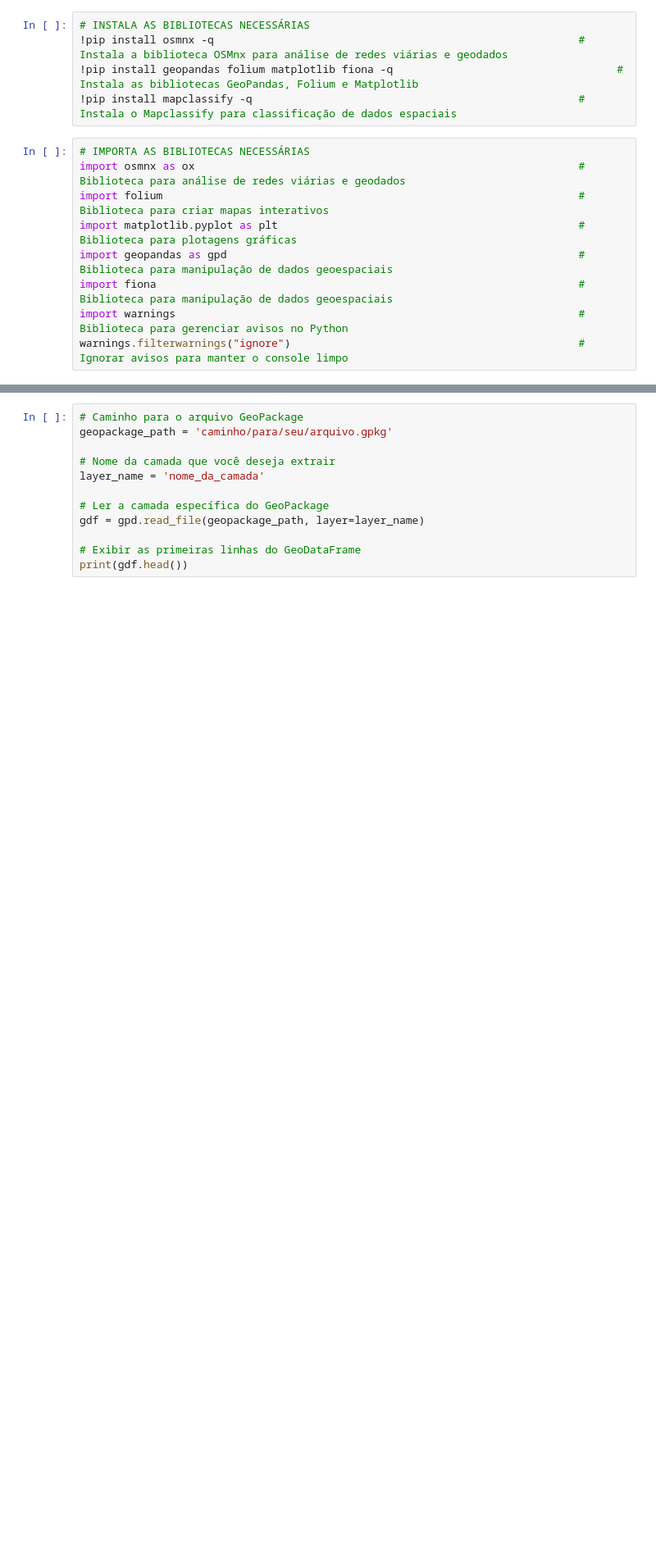
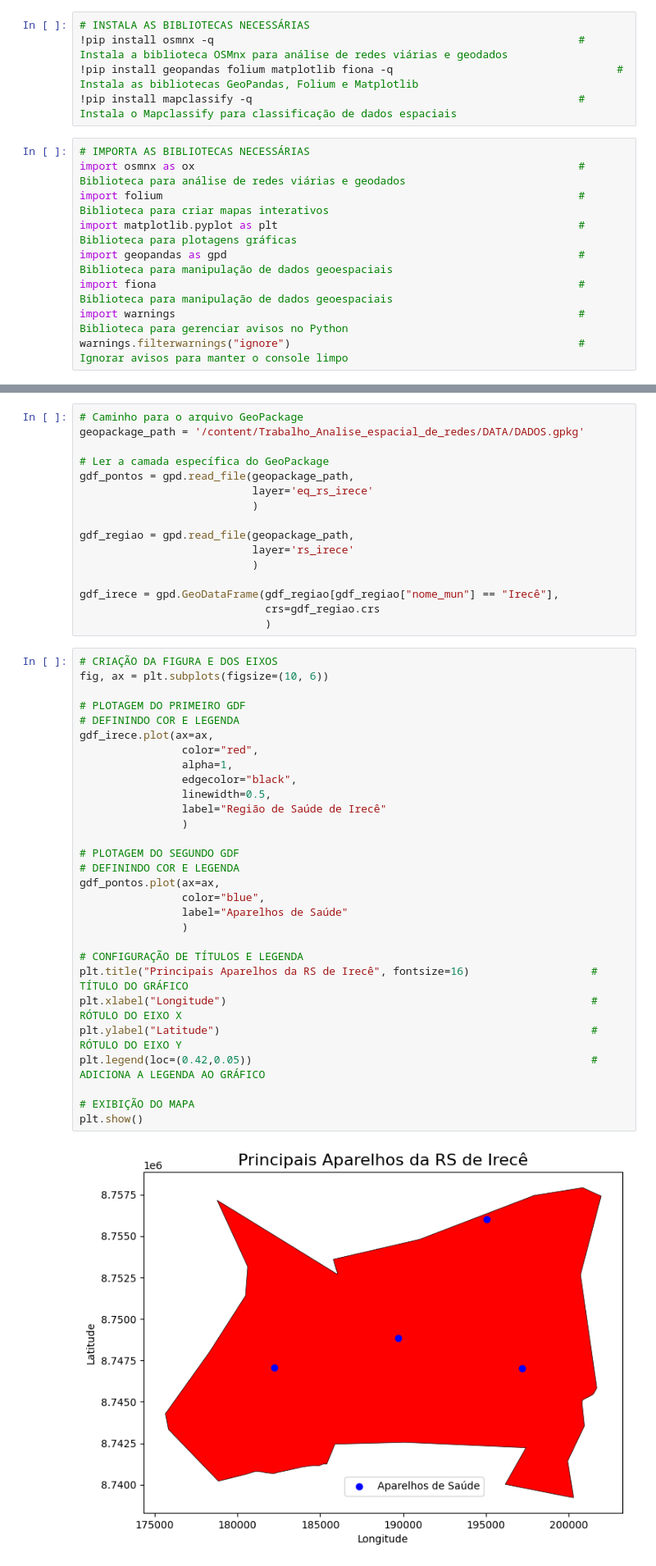
Before and after one commit to ENGCSS/Trabalho_Analise_espacial_de_redes, a Jupyter notebook: Tb_Redes.ipynb, the cells around one changed output, grey strips where cells are left out. Shown at 82% size. Saved outputs shown, nothing was run; the diff lists cells and outputs as text; blank space fills up the shorter version.

```diff
--- a/Tb_Redes.ipynb
+++ b/Tb_Redes.ipynb
@@ -26,12 +27,47 @@ print(layers)
 # %%
 # Caminho para o arquivo GeoPackage
-geopackage_path = 'caminho/para/seu/arquivo.gpkg'
-
-# Nome da camada que você deseja extrair
-layer_name = 'nome_da_camada'
+geopackage_path = '/content/Trabalho_Analise_espacial_de_redes/DATA/DADOS.gpkg'
 
 # Ler a camada específica do GeoPackage
-gdf = gpd.read_file(geopackage_path, layer=layer_name)
+gdf_pontos = gpd.read_file(geopackage_path,
+                           layer='eq_rs_irece'
+                           )
 
-# Exibir as primeiras linhas do GeoDataFrame
-print(gdf.head())
+gdf_regiao = gpd.read_file(geopackage_path,
+                           layer='rs_irece'
+                           )
+
+gdf_irece = gpd.GeoDataFrame(gdf_regiao[gdf_regiao["nome_mun"] == "Irecê"],
+                             crs=gdf_regiao.crs
+                             )
+# %%
+# CRIAÇÃO DA FIGURA E DOS EIXOS
+fig, ax = plt.subplots(figsize=(10, 6))
+
+# PLOTAGEM DO PRIMEIRO GDF
+# DEFININDO COR E LEGENDA
+gdf_irece.plot(ax=ax,
+                color="red",
+                alpha=1,
+                edgecolor="black",
+                linewidth=0.5,
+                label="Região de Saúde de Irecê"
+                )
+
+# PLOTAGEM DO SEGUNDO GDF
+# DEFININDO COR E LEGENDA
+gdf_pontos.plot(ax=ax,
+                color="blue",
+                label="Aparelhos de Saúde"
+                )
+
+# CONFIGURAÇÃO DE TÍTULOS E LEGENDA
+plt.title("Principais Aparelhos da RS de Irecê", fontsize=16)                   # TÍTULO DO GRÁFICO
+plt.xlabel("Longitude")                                                         # RÓTULO DO EIXO X
+plt.ylabel("Latitude")                                                          # RÓTULO DO EIXO Y
+plt.legend(loc=(0.42,0.05))                                                     # ADICIONA A LEGENDA AO GRÁFICO
+
+# EXIBIÇÃO DO MAPA
+plt.show()
+# %% [output]
+[figure, added]
```
Also changed, not shown: parts of 4 cells of this notebook.
